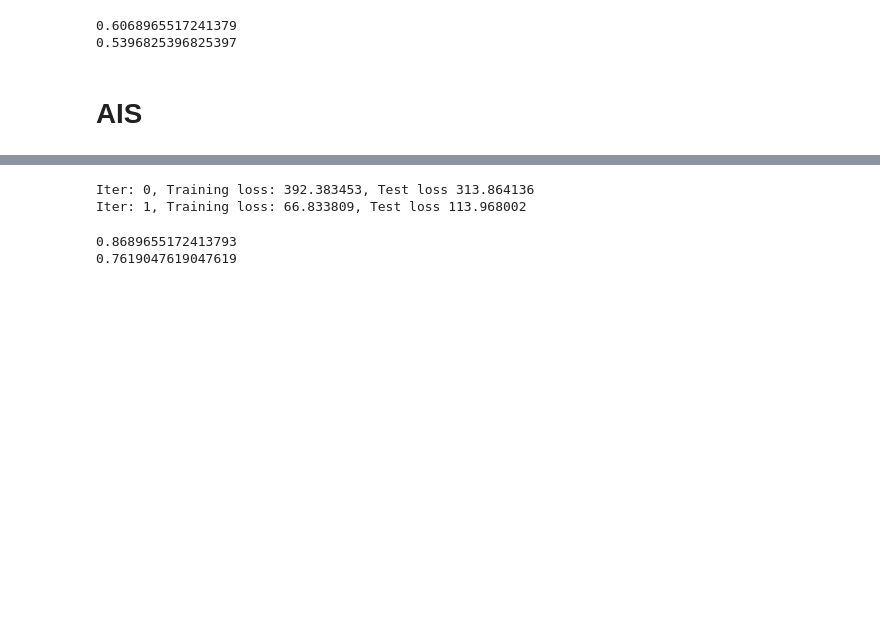
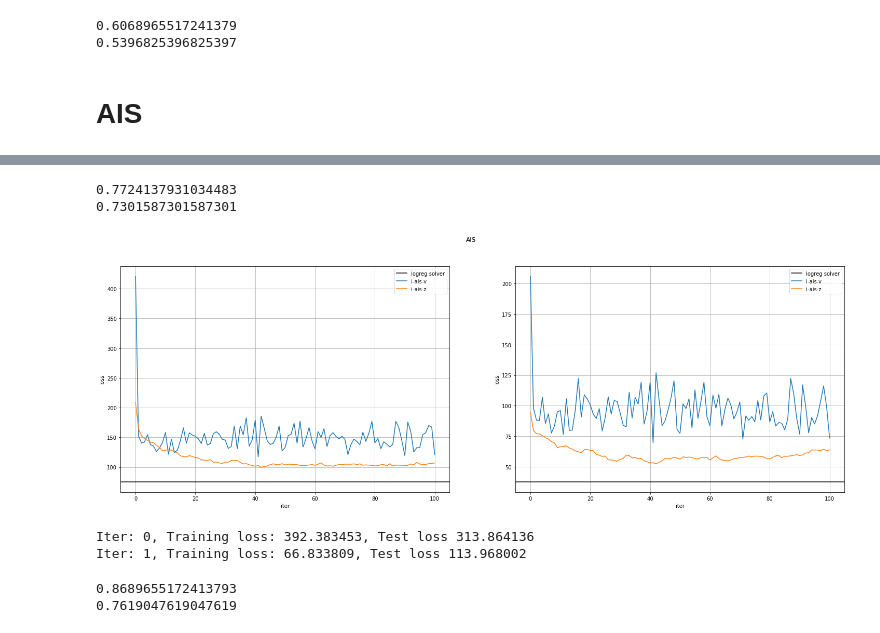
Before and after one commit to premolab/gans_sampling, a Jupyter notebook: notebooks/logistic_regression.ipynb, the cells around one changed output, grey strips where cells are left out. Drawn from its saved outputs; the diff is of its cells as text; code cells hidden in the pictures; blank space fills up the shorter version.

Commit message:
add i-ais-b/z for logregr

```diff
--- a/notebooks/logistic_regression.ipynb
+++ b/notebooks/logistic_regression.ipynb
@@ -111,6 +111,10 @@ class BinaryLogisticLoss():
 def calculate_losses(history, loss_fun, X_train, X_test, y_train, y_test):
     loss_train = []
     loss_test = []
+    X_train = X_train.to(history[0].device)
+    y_train = y_train.to(history[0].device)
+    X_test = X_test.to(history[0].device)
+    y_test = y_test.to(history[0].device)
     for _, w in enumerate(history):
         train_loss = loss_fun(w, X_train, y_train).item()
         test_loss = loss_fun(w, X_test, y_test).item()
@@ -435,0 +474,17 @@ print(clf.score(X_test_small, y_test))
+# %%
+from sklearn.linear_model import LogisticRegression
+num_iter = np.arange(100) + 1
+l2_coef = 0.5
+target = BinaryLogisticLoss(l2_coef)
+target.log_prob = partial(target.log_prob_args,
+                          X = X_train_scaler,
+                          y = y_train)
+for max_iter in num_iter:
+    clf = LogisticRegression(random_state=42,
+                             tol=1e-7,
+                             max_iter = max_iter,
+                             C = 1.).fit(X_train_small_scaler, y_train)
+    w_clf = torch.FloatTensor(np.concatenate((clf.coef_, clf.intercept_.reshape(1, 1)), axis=1))
+    train_loss_clf = target.func(w_clf, X_train_scaler, y_train).item()
+    test_loss_clf = target.func(w_clf, X_test_scaler, y_test).item()
+    print(f"max_iter = {max_iter}, train_loss = {train_loss_clf}, test_loss = {test_loss_clf}")
@@ -436,3 +712,37 @@ print(clf.score(X_test_small, y_test))
+# %%
+last_w = history_ais_v[-1].cpu().numpy()
+clf.coef_ = last_w[:, :-1]
+clf.intercept_ = last_w[:, -1]
+print(clf.score(X_train_small, y_train))
+print(clf.score(X_test_small, y_test))
+# %% [output]
+0.7724137931034483
+0.7301587301587301
+# %%
+fig, axs = plt.subplots(ncols=2, nrows=1, figsize=(25, 8))
+name = f'AIS'
+fig.suptitle(name)
+
+axs[0].axhline(train_loss_clf, label='logreg solver', color='black')
+axs[0].set_xlabel('iter')
+axs[0].set_ylabel('loss')
+axs[0].plot(np.arange(len(loss_train_ais_v)), loss_train_ais_v, label = 'i-ais-v')
+axs[0].plot(np.arange(len(loss_train_ais_z)), loss_train_ais_z, label = 'i-ais-z')
+
+axs[1].axhline(test_loss_clf, label='logreg solver', color='black')
+axs[1].set_xlabel('iter')
+axs[1].set_ylabel('loss')
+axs[1].plot(np.arange(len(loss_test_ais_v)), loss_test_ais_v, label = 'i-ais-v')
+axs[1].plot(np.arange(len(loss_test_ais_z)), loss_test_ais_z, label = 'i-ais-z')
+
+
+for ax in axs:
+    ax.grid()
+    ax.legend()
+
+plt.show()
+# %% [output]
+[figure, added]
 # %%
 n_steps = 1
 grad_step = 1e-3
```
Also changed, not shown: parts of 15 cells of this notebook, 1 other file.
